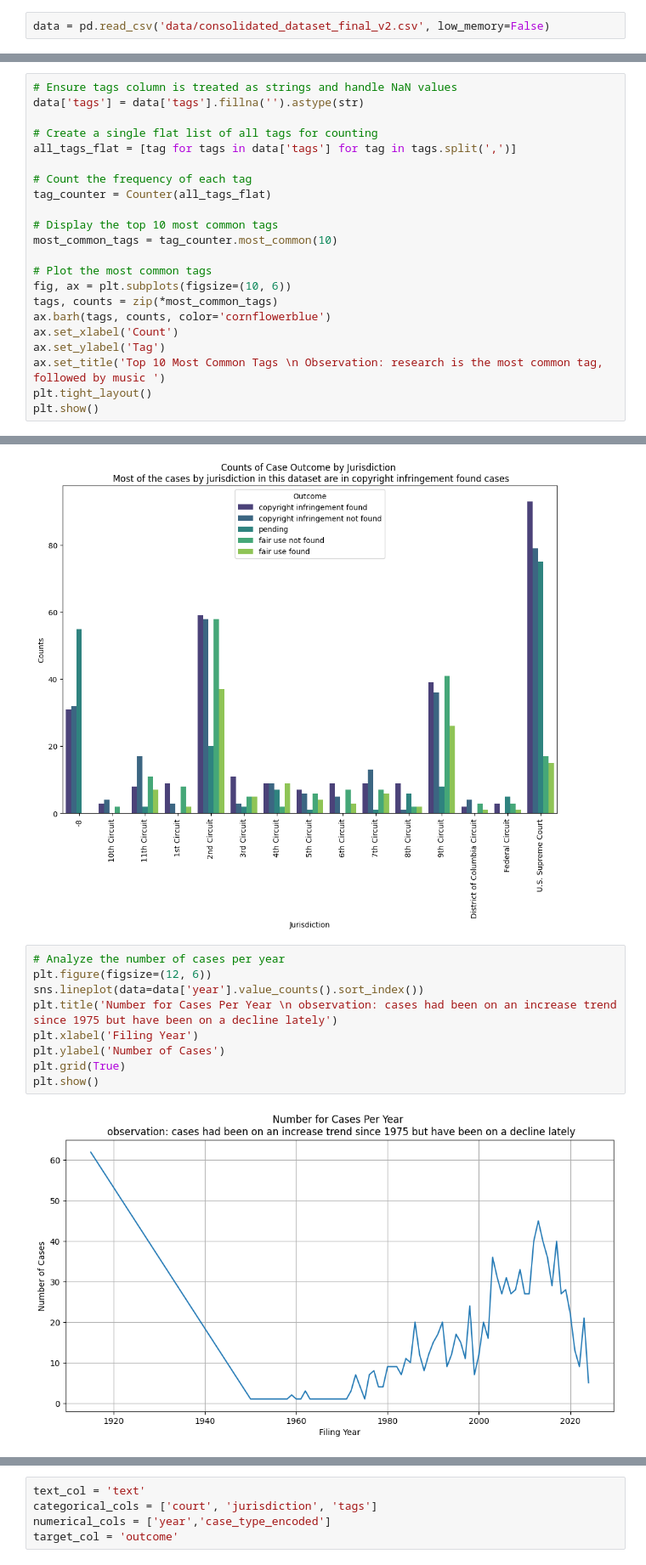
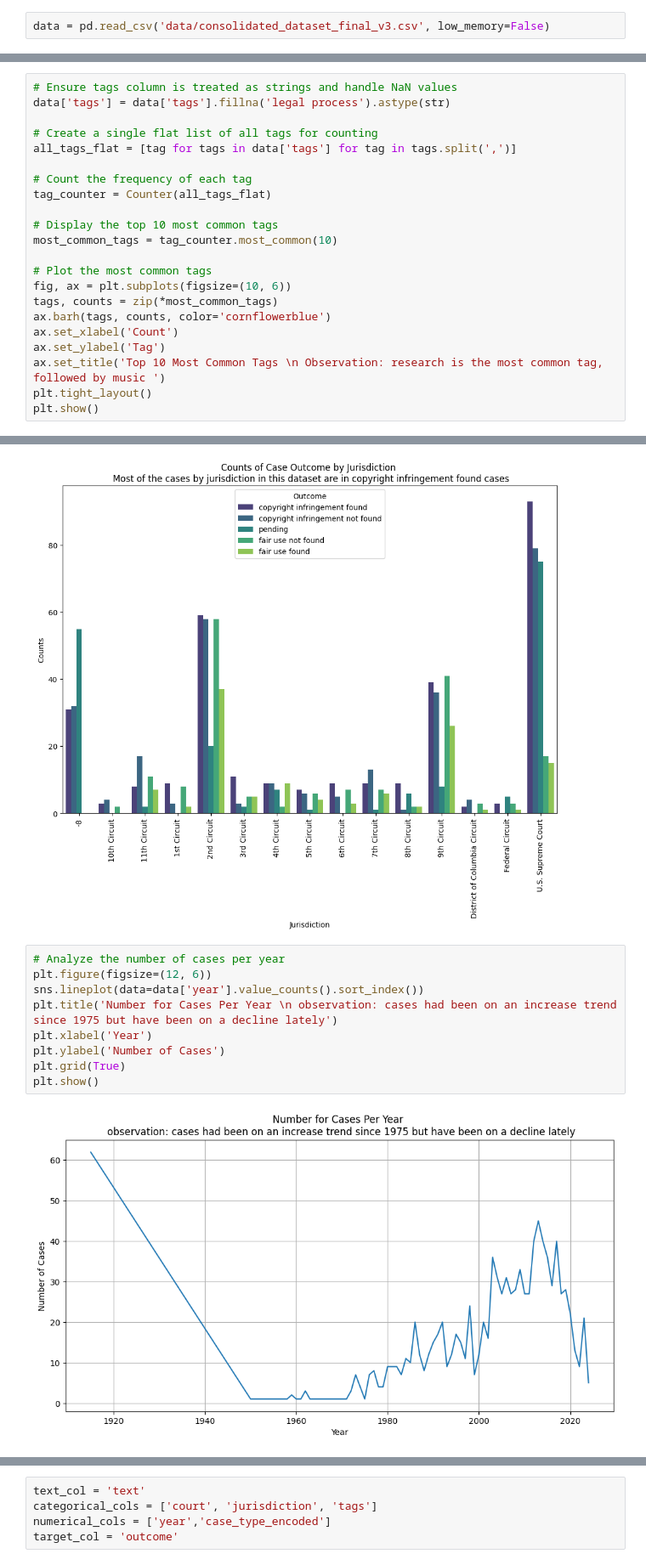
Before and after one commit to johennie/copyright_study, a Jupyter notebook: notebooks/capstone_copyright_case_study.ipynb, the cells around one changed output, grey strips where cells are left out. Shown at 85% size. Drawn from its saved outputs; the diff is of its cells as text.

```diff
--- a/notebooks/capstone_copyright_case_study.ipynb
+++ b/notebooks/capstone_copyright_case_study.ipynb
@@ -65,7 +65,7 @@ At first I planned to use the Federal Judicial Center Civil Cases terminated bet
 # %% [markdown]
 ## Data Acquisition
 # %%
-data = pd.read_csv('data/consolidated_dataset_final_v2.csv', low_memory=False)
+data = pd.read_csv('data/consolidated_dataset_final_v3.csv', low_memory=False)
 # %% [markdown]
 ### Inspect the data
 # %%
@@ -185,7 +193,7 @@ data['year'] = data['year'].apply(lambda x: mean_year if x < 1950 else x)
 data['year'] = data['year'].round().astype(int)
 # %%
 # Ensure tags column is treated as strings and handle NaN values
-data['tags'] = data['tags'].fillna('').astype(str)
+data['tags'] = data['tags'].fillna('legal process').astype(str)
 
 # Create a single flat list of all tags for counting
 all_tags_flat = [tag for tags in data['tags'] for tag in tags.split(',')]
@@ -224,11 +232,11 @@ plt.show()
 # %%
 # Analyze the number of cases per year
 plt.figure(figsize=(12, 6))
 sns.lineplot(data=data['year'].value_counts().sort_index())
 plt.title('Number for Cases Per Year \n observation: cases had been on an increase trend since 1975 but have been on a decline lately')
-plt.xlabel('Filing Year')
+plt.xlabel('Year')
 plt.ylabel('Number of Cases')
 plt.grid(True)
 plt.show()
 # %% [output]
-[figure, old version]
+[figure, new version]
```
Also changed, not shown: parts of 33 cells of this notebook.
